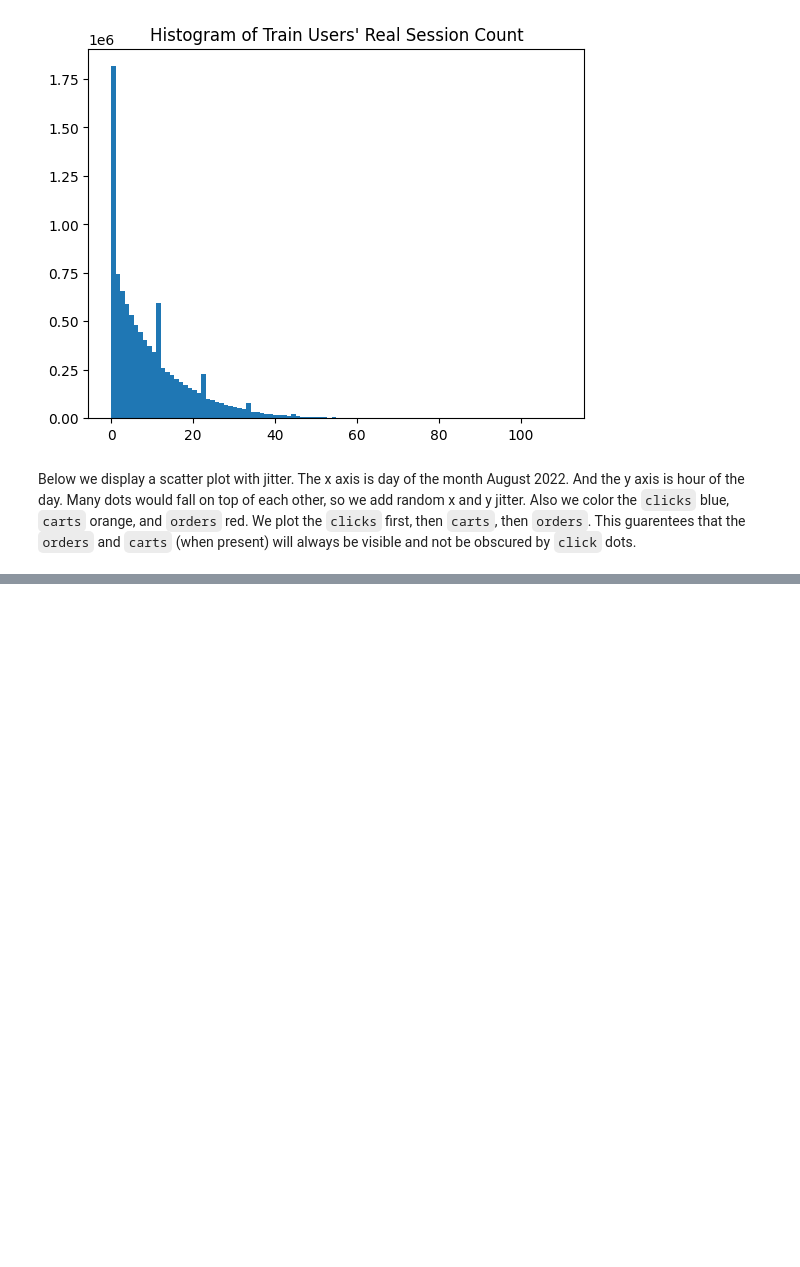
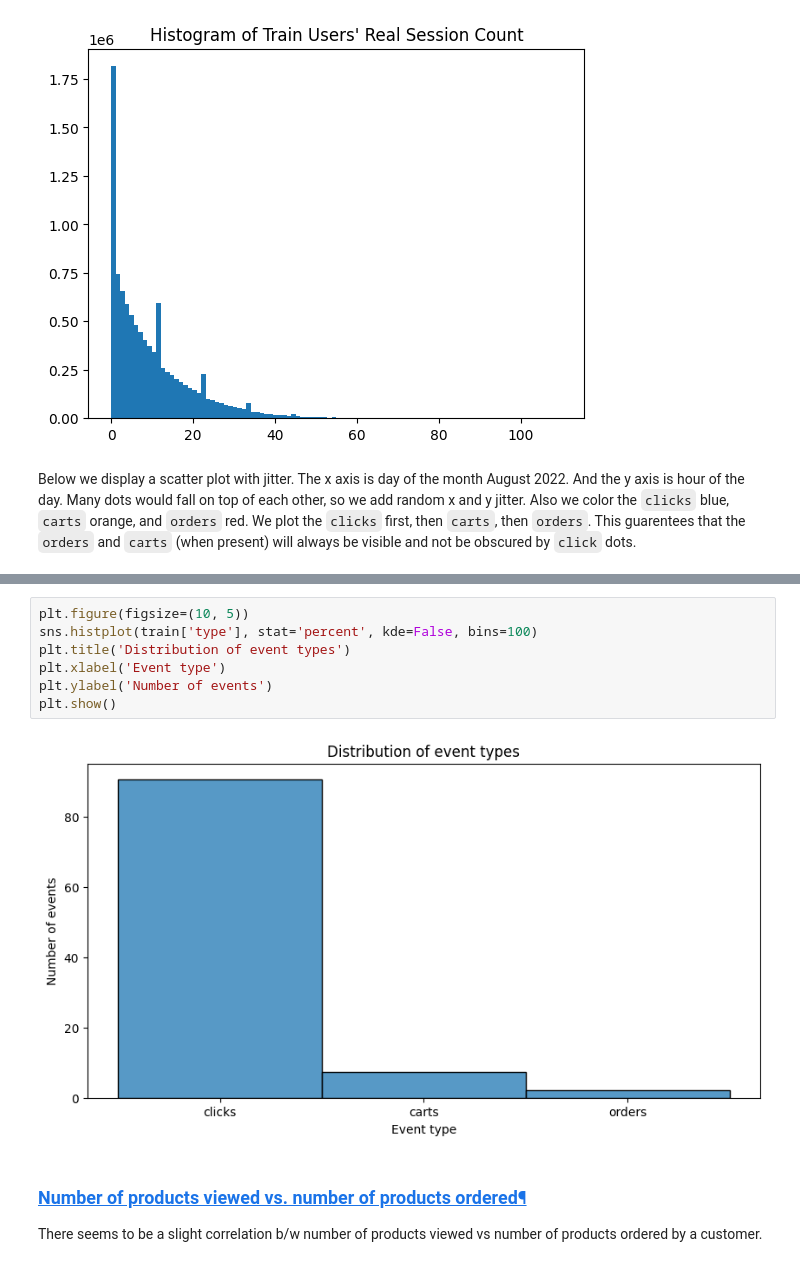
Before and after one commit to ChronusGong/ml_project, a Jupyter notebook: project_code/project.ipynb, the cells around one changed output, grey strips where cells are left out. Drawn from its saved outputs; the diff is of its cells as text; blank space fills up the shorter version.

```diff
--- a/project_code/project.ipynb
+++ b/project_code/project.ipynb
@@ -216,0 +333,13 @@ for k in range(10):
+# %%
+plt.figure(figsize=(10, 5))
+sns.histplot(train['type'], stat='percent', kde=False, bins=100)
+plt.title('Distribution of event types')
+plt.xlabel('Event type')
+plt.ylabel('Number of events')
+plt.show()
+# %% [output]
+[figure, added]
+# %% [markdown]
+### <a id='toc1_3_3_'></a>[Number of products viewed vs. number of products ordered¶](#toc0_)
+
+There seems to be a slight correlation b/w number of products viewed vs number of products ordered by a customer.
```
Also changed, not shown: parts of 32 cells of this notebook.
